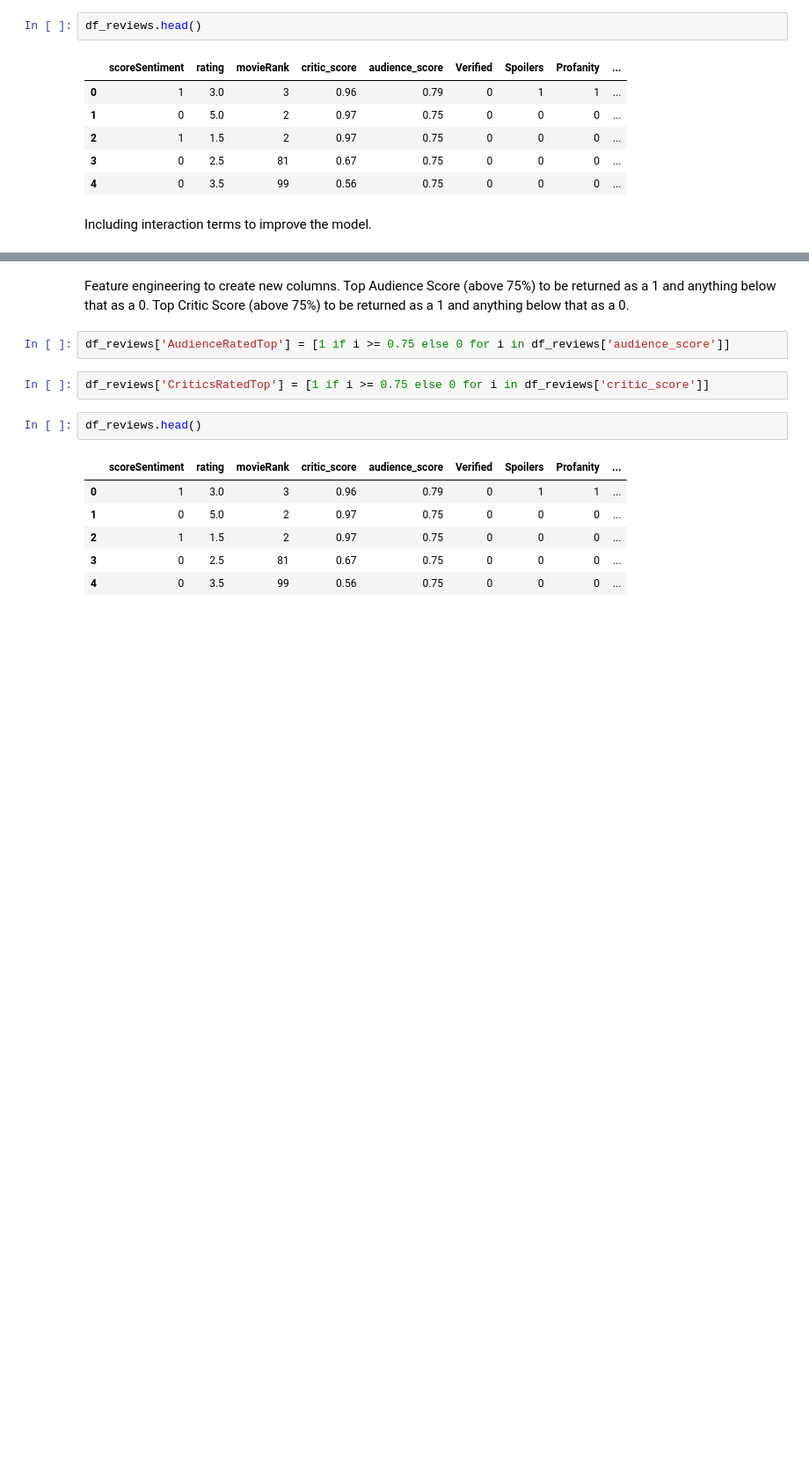
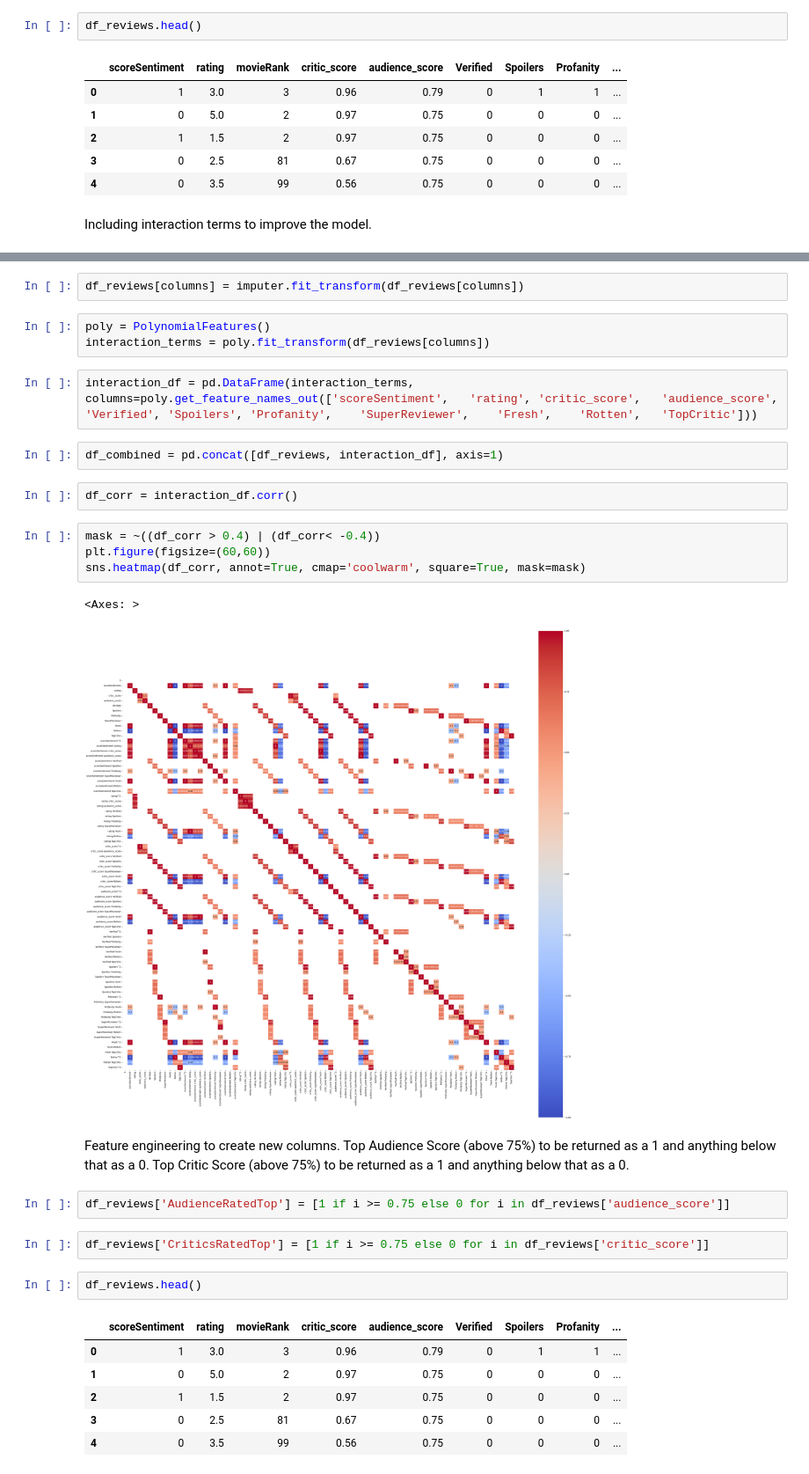
Before and after one commit to osoisi/Data-Science-Projects, a Jupyter notebook: Movie Reviews/Rotten Tomatoes- Movie Reviews.ipynb, the cells around one changed output, grey strips where cells are left out. Shown at 88% size. Cells and saved outputs as stored; diff of their text form; blank space fills up the shorter version.

```diff
--- a/Movie Reviews/Rotten Tomatoes- Movie Reviews.ipynb
+++ b/Movie Reviews/Rotten Tomatoes- Movie Reviews.ipynb
@@ -566,3 +569,21 @@ df_reviews['rating_movieRank'] = df_reviews['rating']* df_reviews['movieRank']
+# %%
+df_reviews[columns] = imputer.fit_transform(df_reviews[columns])
+# %%
+poly = PolynomialFeatures()
+interaction_terms = poly.fit_transform(df_reviews[columns])
+# %%
+interaction_df = pd.DataFrame(interaction_terms, columns=poly.get_feature_names_out(['scoreSentiment',	'rating', 'critic_score',	'audience_score',	'Verified',	'Spoilers',	'Profanity',	'SuperReviewer',	'Fresh',	'Rotten',	'TopCritic']))
+# %%
+df_combined = pd.concat([df_reviews, interaction_df], axis=1)
+# %%
+df_corr = interaction_df.corr()
+# %%
+mask = ~((df_corr > 0.4) | (df_corr< -0.4))
+plt.figure(figsize=(60,60))
+sns.heatmap(df_corr, annot=True, cmap='coolwarm', square=True, mask=mask)
+# %% [output]
+<Axes: >
+[figure, added]
 # %% [markdown]
 Feature engineering to create new columns. Top Audience Score (above 75%) to be returned as a 1 and anything below that as a 0. Top Critic Score (above 75%) to be returned as a 1 and anything below that as a 0.
 # %%
```
Also changed, not shown: parts of 10 cells of this notebook.
